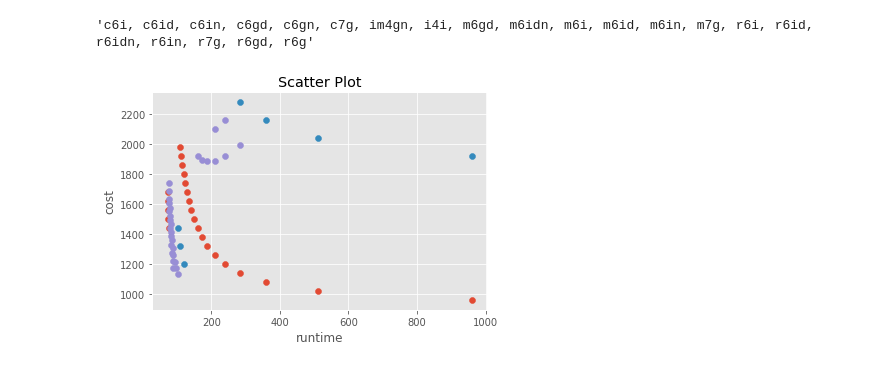
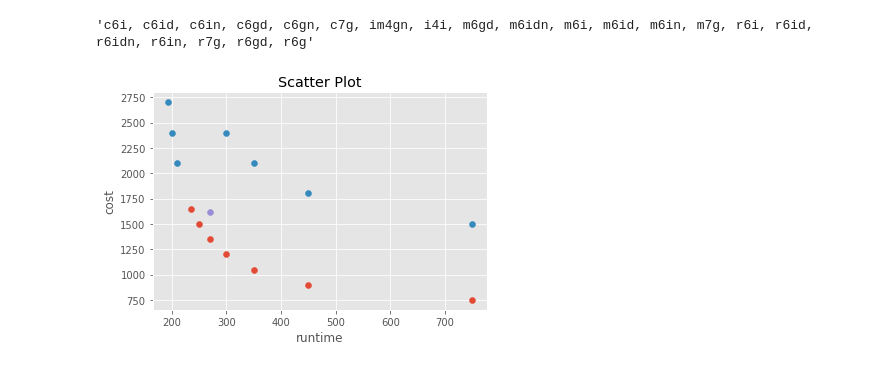
Before and after one commit to marsupialtail/cidr, a Jupyter notebook: Untitled.ipynb, the cells around one changed output. Drawn from its saved outputs; the diff is of its cells as text; code cells hidden in the pictures.

```diff
--- a/Untitled.ipynb
+++ b/Untitled.ipynb
@@ -78,31 +79,31 @@ K = 300
 
 def compute(x, y):
     if 16 * x + 64 * y >= K:
-        t = K / (x + y) + K / 5
+        t = K / (x + y) + K / 2
         c = t * (x + 2 * y)
     else:
-        t = 3 * K / (x + y) + K / 5
+        t = 2 * K / (x + y) + K / 2
         c = t * (x + 2 * y)
     return t, c
 # %%
-data = [compute(k,0) for k in range(1,24)]
+data = [compute(k,0) for k in range(1, 8)]
 x = [item[0] for item in data]
 y = [item[1] for item in data]
 plt.scatter(x, y)
 
 data = [compute(0, k) for k in range(1, 8)]
 x = [item[0] for item in data]
 y = [item[1] for item in data]
 plt.scatter(x, y)
 
-data = [compute(k , 3) for k in range(1, 16)] + [compute(k , 4) for k in range(1, 16)]
+data = [compute(4, 1)]
 x = [item[0] for item in data]
 y = [item[1] for item in data]
 plt.scatter(x, y)
 
 plt.xlabel('runtime')
 plt.ylabel('cost')
 plt.title('Scatter Plot')
 plt.show()
 # %% [output]
-[figure, old version]
+[figure, new version]
```
Also changed, not shown: parts of 2 cells of this notebook, 2 other files.
